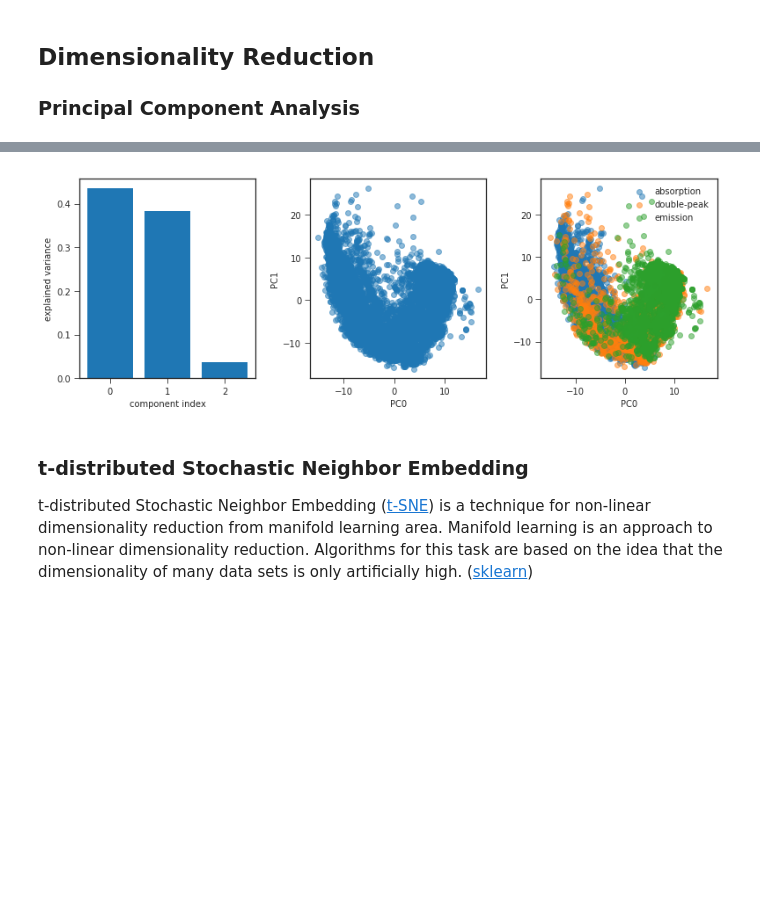
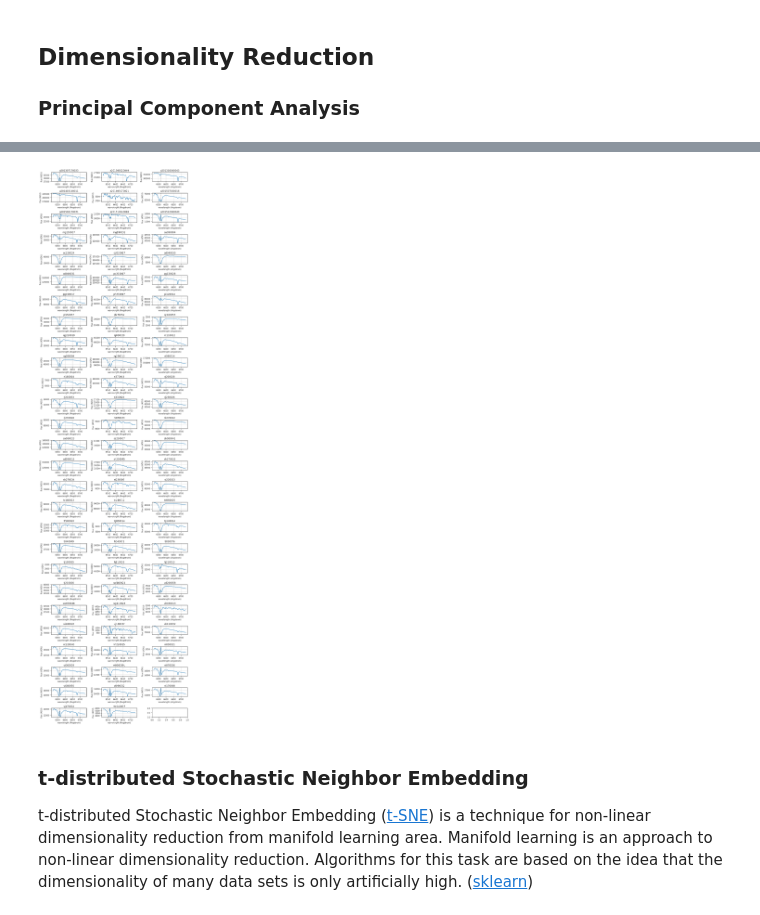
Before and after one commit to podondra/ondrejov-preprocessing, a Jupyter notebook: ondrejov-preprocessing.ipynb, the cells around one changed output, grey strips where cells are left out. Drawn from its saved outputs; the diff is of its cells as text; code cells hidden in the pictures; blank space fills up the shorter version.

Commit message:
Add method to find incorrectly classified spectra

```diff
--- a/ondrejov-preprocessing.ipynb
+++ b/ondrejov-preprocessing.ipynb
@@ -199,9 +195,16 @@ plot_pca(pca, X_pca)
-# %%
-pca = PCA(n_components=3)
-X_pca = pca.fit_transform(preprocessing.scale(preprocessing.scale(X, axis=1)))
-plot_pca(pca, X_pca)
-# %% [output]
-[figure, removed]
+# %%
+suspect_idxs = numpy.argwhere((y == le.transform(['emission'])) & (X_pca[:, 0] > 0)).ravel()
+
+f, axes = pyplot.subplots(
+    nrows=(len(suspect_idxs) + 1) // 3,
+    ncols=3,
+    figsize=(11, len(suspect_idxs) // 2)
+)
+for ax, idx in zip(axes.flat, suspect_idxs):
+    plot_flux(X[idx], title=spectra.index[idx], ax=ax)
+f.tight_layout()
+# %% [output]
+[figure, added]
 # %% [markdown]
 ### t-distributed Stochastic Neighbor Embedding
 
```
Also changed, not shown: parts of 17 cells of this notebook.
